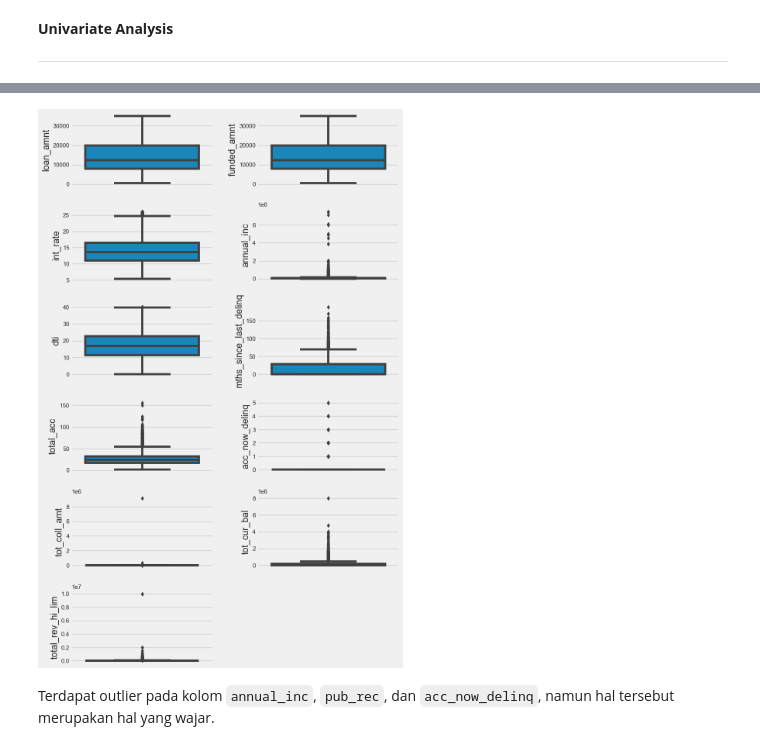
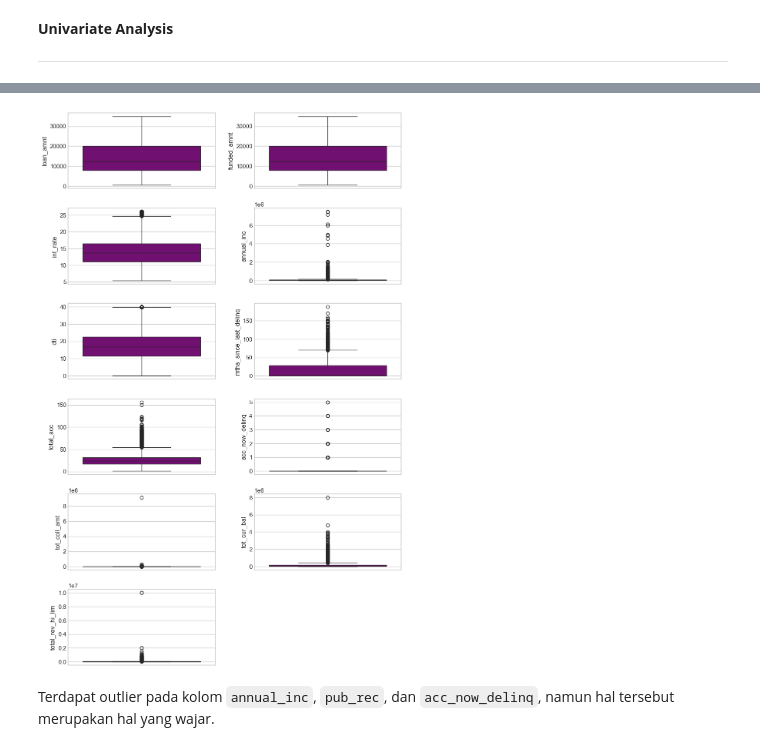
Before and after one commit to AlthaafZidane/Credit-Risk-Prediction-Model-at-ID-X-Partners, a Jupyter notebook: FINAL_TASK.ipynb, the cells around one changed output, grey strips where cells are left out. Saved outputs shown, nothing was run; the diff lists cells and outputs as text; code cells hidden in the pictures.

```diff
--- a/FINAL_TASK.ipynb
+++ b/FINAL_TASK.ipynb
@@ -149,7 +153,7 @@ from scipy.stats import uniform as sp_uniform
 sns.set(rc={'figure.figsize':(20.7,8.27)})
 sns.set_style("whitegrid")
 sns.color_palette("dark")
-plt.style.use("fivethirtyeight")
+plt.style.use("_mpl-gallery")
 # %% [markdown]
 ## **LOAD DATA**
 ---
@@ -512,6 +516,6 @@ df_preprocess[cats].describe()
 plt.figure(figsize= (15, 20))
 for i in range(len(nums)):
     plt.subplot(6, 2, i+1)
-    sns.kdeplot(x = df_preprocess[nums[i]])
+    sns.kdeplot(x = df_preprocess[nums[i]], color='purple', fill=True, label='kdeplot')
     plt.tight_layout()
 # %% [output]
@@ -532,11 +546,11 @@ for i in range(len(nums)):
 # %%
 plt.figure(figsize= (10,15))
 for i in range(len(nums)):
     plt.subplot(6, 2, i+1)
-    sns.boxplot(y = df_preprocess[nums[i]], orient='v')
+    sns.boxplot(y = df_preprocess[nums[i]], orient='v', color='purple')
     plt.tight_layout(pad=2)
 # %% [output]
-[figure, old version]
+[figure, new version]
 # %% [markdown]
 Terdapat outlier pada kolom `annual_inc`, `pub_rec`, dan `acc_now_delinq`, namun hal tersebut merupakan hal yang wajar.
 # %%
```
Also changed, not shown: parts of 8 cells of this notebook.
